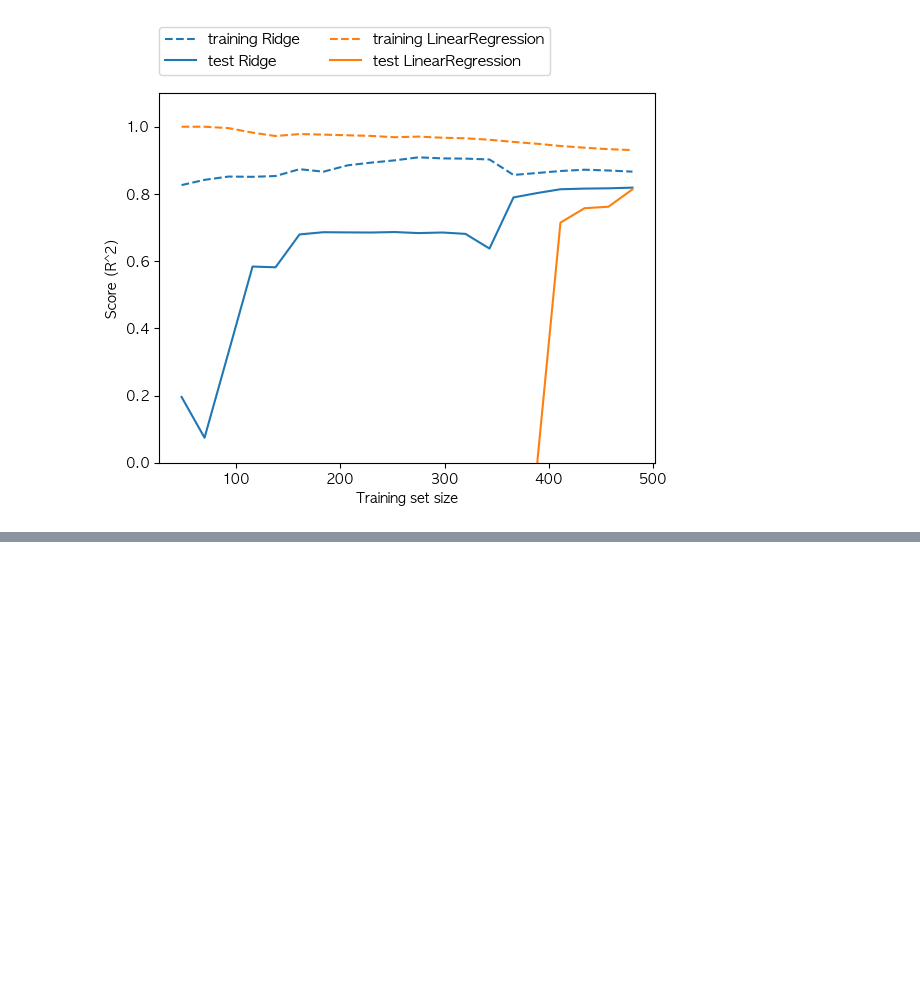
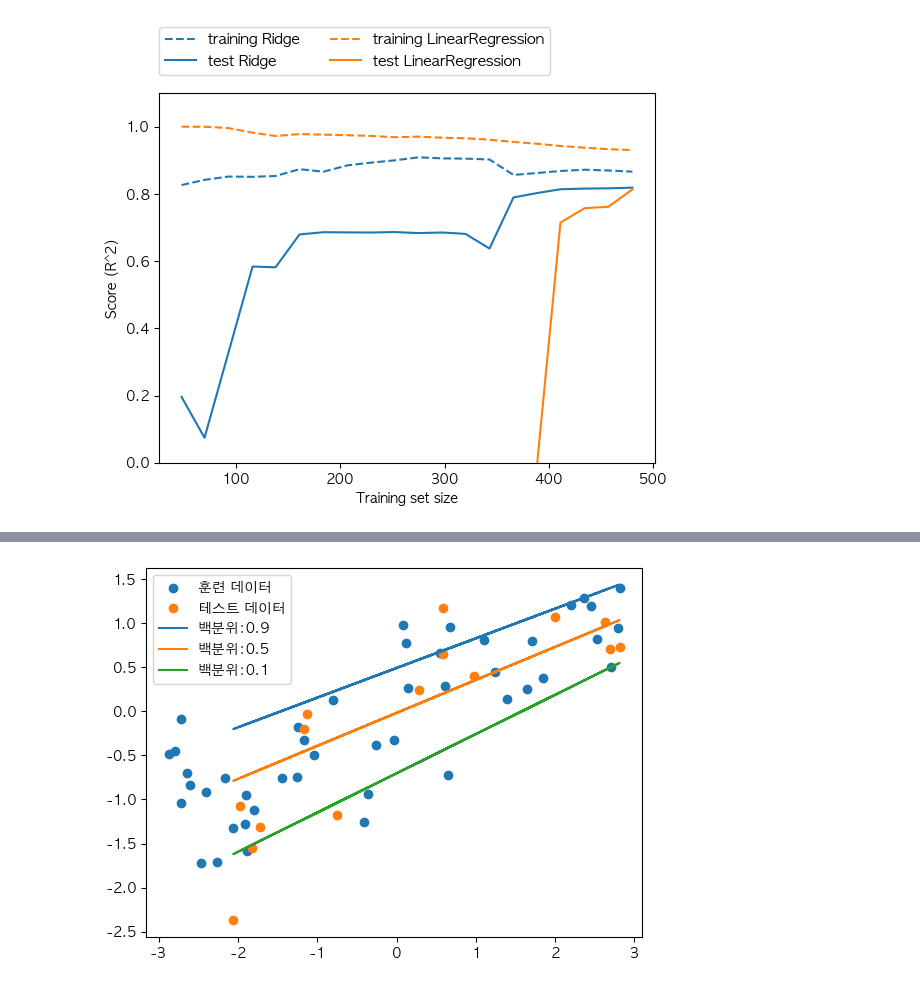
Before and after one commit to dodookmung/book-intro_ml_with_python, a Jupyter notebook: 20250208/2.3.3_linear_model.ipynb, the cells around one changed output, grey strips where cells are left out. Drawn from its saved outputs; the diff is of its cells as text; code cells hidden in the pictures; blank space fills up the shorter version.

```diff
--- a/20250208/2.3.3_linear_model.ipynb
+++ b/20250208/2.3.3_linear_model.ipynb
@@ -122,0 +169,22 @@ mglearn.plots.plot_ridge_n_samples()
+# %%
+from sklearn.linear_model import QuantileRegressor
+
+X, y = mglearn.datasets.make_wave(n_samples=60)
+X_train, X_test, y_train, y_test = train_test_split(X, y, random_state=42)
+
+pred_up = QuantileRegressor(quantile=0.9, alpha=0.01).fit(X_train, y_train) \
+            .predict(X_test)
+pred_med = QuantileRegressor(quantile=0.5, alpha=0.01).fit(X_train, y_train) \
+            .predict(X_test)
+pred_low = QuantileRegressor(quantile=0.1, alpha=0.01).fit(X_train, y_train) \
+            .predict(X_test)
+
+plt.scatter(X_train, y_train, label='훈련 데이터')
+plt.scatter(X_test, y_test, label='테스트 데이터')
+plt.plot(X_test, pred_up, label='백분위:0.9')
+plt.plot(X_test, pred_med, label='백분위:0.5')
+plt.plot(X_test, pred_low, label='백분위:0.1')
+plt.legend()
+plt.show()
+# %% [output]
+[figure, added]
```
Also changed, not shown: parts of 15 cells of this notebook, 7 other files.
